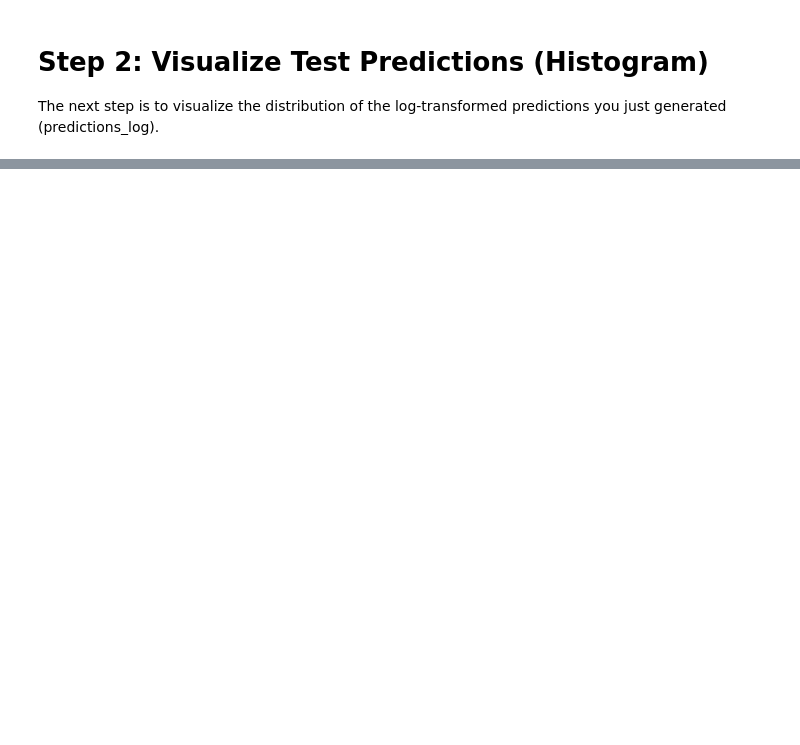
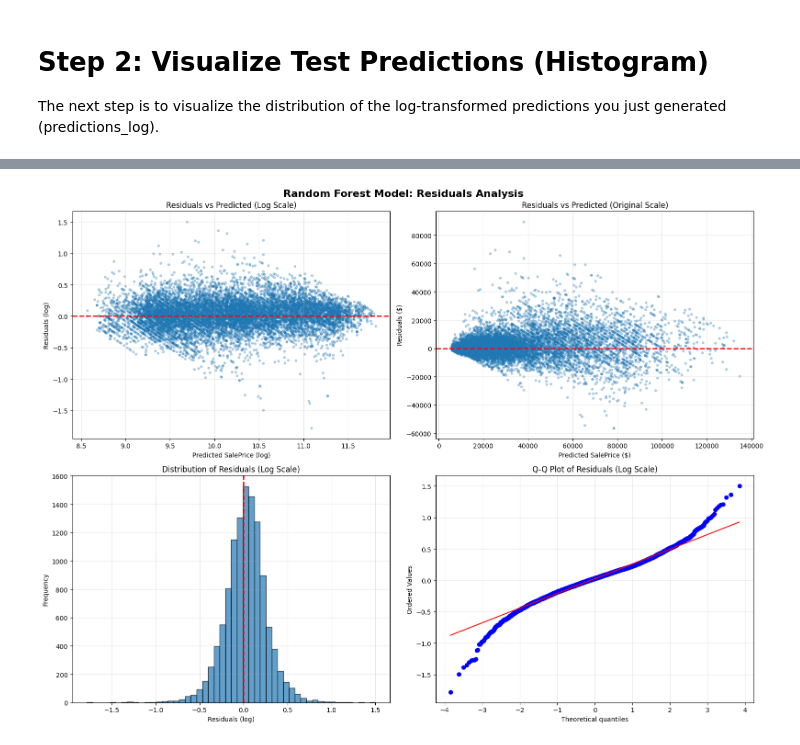
Before and after one commit to kunal768/CMPE255-Predicting-Bulldozer-Auction-Prices, a Jupyter notebook: random_forest_regression.ipynb, the cells around one changed output, grey strips where cells are left out. Cells and saved outputs as stored; diff of their text form; code cells hidden in the pictures; blank space fills up the shorter version.

```diff
--- a/random_forest_regression.ipynb
+++ b/random_forest_regression.ipynb
@@ -1036,14 +1003,20 @@ m_baseline = RandomForestRegressor(
 
 # 2. Train the model
 # NOTE: Use the UN-SCALED X_train
-m_baseline.fit(X_train, y_train)
+# Convert to numpy arrays to avoid pickling issues with pandas DataFrames in multiprocessing
+if hasattr(X_train, 'to_numpy'):
+    X_train_array = X_train.to_numpy()
+    y_train_array = y_train.to_numpy()
+else:
+    X_train_array = X_train
+    y_train_array = y_train
+m_baseline.fit(X_train_array, y_train_array)
 
 # 3. Predict on the validation set
 y_pred_log = m_baseline.predict(X_val)
 
-# 4. Evaluate and back-transform for final metric
-# The competition metric is typically RMSLE (Root Mean Squared Log Error),
-# but since the target is SalePrice_log, we use RMSE on log-transformed prices.
+# 4. Evaluate model performance
+# Since the target is already log-transformed (SalePrice_log), we use RMSE on log scale.
 
 def evaluate_model(y_true_log, y_pred_log, model=None):
     rmse_log = np.sqrt(mean_squared_error(y_true_log, y_pred_log))
@@ -1835,0 +1456,68 @@ To improve our project, **we must shift our focus from achieving low validation
+# %%
+import matplotlib.pyplot as plt
+import seaborn as sns
+import numpy as np
+
+# Calculate residuals on validation set
+y_val_pred_log = m_baseline.predict(X_val)
+residuals_log = y_val - y_val_pred_log
+
+# Convert to original scale for better interpretation
+y_val_orig = np.exp(y_val)
+y_val_pred_orig = np.exp(y_val_pred_log)
+residuals_orig = y_val_orig - y_val_pred_orig
+
+# Create a comprehensive residuals analysis plot
+fig, axes = plt.subplots(2, 2, figsize=(16, 12))
+fig.suptitle('Random Forest Model: Residuals Analysis', fontsize=16, fontweight='bold')
+
+# Plot 1: Residuals vs Predicted (Log Scale)
+axes[0, 0].scatter(y_val_pred_log, residuals_log, alpha=0.3, s=10)
+axes[0, 0].axhline(y=0, color='r', linestyle='--', linewidth=2)
+axes[0, 0].set_xlabel('Predicted SalePrice (log)')
+axes[0, 0].set_ylabel('Residuals (log)')
+axes[0, 0].set_title('Residuals vs Predicted (Log Scale)')
+axes[0, 0].grid(True, alpha=0.3)
+
+# Plot 2: Residuals vs Predicted (Original Scale)
+axes[0, 1].scatter(y_val_pred_orig, residuals_orig, alpha=0.3, s=10)
+axes[0, 1].axhline(y=0, color='r', linestyle='--', linewidth=2)
+axes[0, 1].set_xlabel('Predicted SalePrice ($)')
+axes[0, 1].set_ylabel('Residuals ($)')
+axes[0, 1].set_title('Residuals vs Predicted (Original Scale)')
+axes[0, 1].grid(True, alpha=0.3)
+
+# Plot 3: Distribution of Residuals (Log Scale)
+axes[1, 0].hist(residuals_log, bins=50, edgecolor='black', alpha=0.7)
+axes[1, 0].axvline(x=0, color='r', linestyle='--', linewidth=2)
+axes[1, 0].set_xlabel('Residuals (log)')
+axes[1, 0].set_ylabel('Frequency')
+axes[1, 0].set_title('Distribution of Residuals (Log Scale)')
+axes[1, 0].grid(True, alpha=0.3)
+
+# Plot 4: Q-Q Plot for Residuals (to check normality)
+from scipy import stats
+stats.probplot(residuals_log, dist="norm", plot=axes[1, 1])
+axes[1, 1].set_title('Q-Q Plot of Residuals (Log Scale)')
+axes[1, 1].grid(True, alpha=0.3)
+
+plt.tight_layout()
+plt.show()
+
+# Print residual statistics
+print("="*80)
+print("RESIDUAL STATISTICS")
+print("="*80)
+print(f"\nLog Scale Residuals:")
+print(f"  Mean: {residuals_log.mean():.6f} (should be close to 0)")
+print(f"  Std Dev: {residuals_log.std():.6f}")
+print(f"  Min: {residuals_log.min():.6f}")
+print(f"  Max: {residuals_log.max():.6f}")
+
+print(f"\nOriginal Scale Residuals:")
+print(f"  Mean: ${residuals_orig.mean():,.2f} (should be close to $0)")
+print(f"  Std Dev: ${residuals_orig.std():,.2f}")
+print(f"  Min: ${residuals_orig.min():,.2f}")
+print(f"  Max: ${residuals_orig.max():,.2f}")
+# %% [output]
+[figure, added]
```
Also changed, not shown: parts of 47 cells of this notebook.
